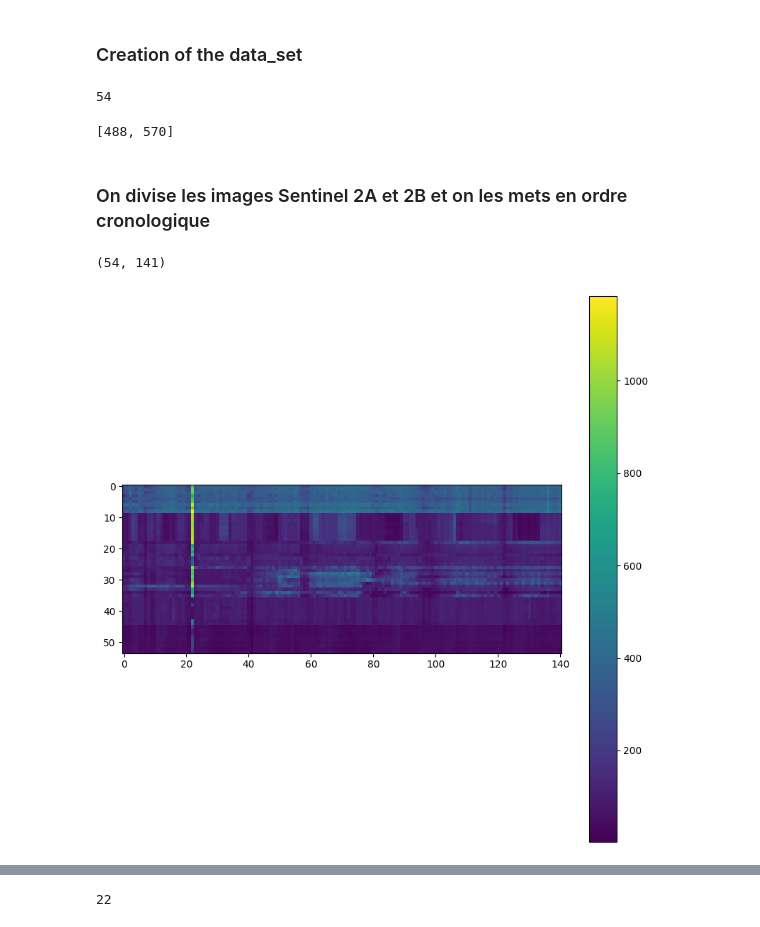
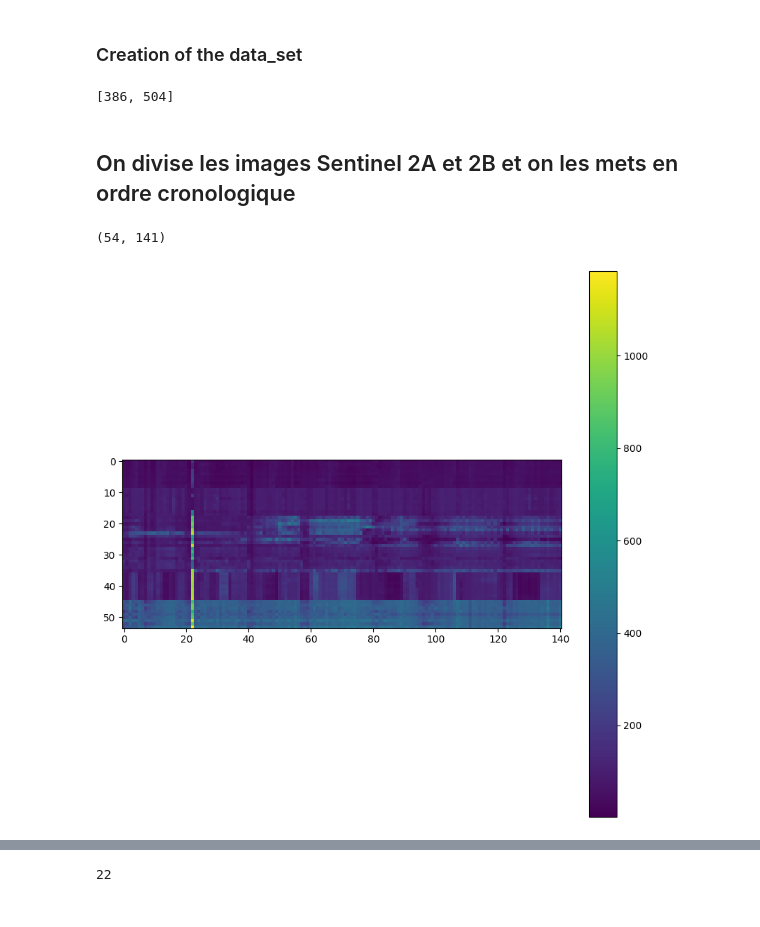
Before and after one commit to Projet-fil-rouge-IODAA/FilRouge_territoires, a Jupyter notebook: scripts/scripts_python/test_kmeans_julian_1B.ipynb, the cells around one changed output, grey strips where cells are left out. Drawn from its saved outputs; the diff is of its cells as text; code cells hidden in the pictures.

```diff
--- a/scripts/scripts_python/test_kmeans_julian_1B.ipynb
+++ b/scripts/scripts_python/test_kmeans_julian_1B.ipynb
@@ -15,12 +14,9 @@ import rasterio as rio
 import re
 import matplotlib.pyplot as plt
 # %%
-# List of target pixels
-pixels_de_interet = pix_danone + pix_agri + pix_ensta + pix_apt + pix_lac + pix_foret
-len(pixels_de_interet)
+# List and dict of target pixels
+pixels_de_interet, dic_de_pixels = create_dic_pixels()
-# %% [output]
-54
 # %%
 pixels_de_interet[-1]
 # %% [output]
-[488, 570]
+[386, 504]
@@ -37,5 +23,5 @@ pixels_de_interet[-1]
 # %% [markdown]
-### On divise les images Sentinel 2A et 2B et on les mets en ordre cronologique
+## On divise les images Sentinel 2A et 2B et on les mets en ordre cronologique
 # %%
 dir = "../../ressources/images"
 images_list = os.listdir(dir)
@@ -54,31 +40,37 @@ images_2B.sort()
 all_images = images_2A + images_2B
 all_images = sorted(all_images, key=lambda date: date[16:24])
 # %%
+# Hero you can chose the list of images you want to use.
 list_to_use = all_images
 line = 0
-matrice = np.zeros((len(pixels_de_interet), len(list_to_use)))
+matrice_rouge = np.zeros((len(pixels_de_interet), len(list_to_use)))
+matrice_vert = np.zeros((len(pixels_de_interet), len(list_to_use)))
+matrice_bleu = np.zeros((len(pixels_de_interet), len(list_to_use)))
+matrice_nir = np.zeros((len(pixels_de_interet), len(list_to_use)))
 for image in list_to_use:
     with rio.open(dir+'/'+image, 'r') as ds:
-        # arr = ds.read()
-        # band1 = raster.read(1)
-        # band2 = raster.read(2)
+        band1 = ds.read(1)
+        band2 = ds.read(2)
         band3 = ds.read(3)
-        # band4 = raster.read(4)
+        band4 = ds.read(4)
     # Extraction of target pixels
     for pixel,j in zip(pixels_de_interet, range(len(pixels_de_interet))):
-        matrice[j,line] = band3[pixel[0], pixel[1]]
+        matrice_vert[j,line] = band3[pixel[0], pixel[1]]
+        matrice_rouge[j,line] = band2[pixel[0], pixel[1]]
+        matrice_bleu[j,line] = band4[pixel[0], pixel[1]]
+        matrice_nir[j,line] = band1[pixel[0], pixel[1]]
     line +=1
 # %%
-print(matrice.shape)
+print(matrice_vert.shape)
 #Looking for a pixels
-img = (matrice/8).astype(int)
+img = (matrice_vert/8).astype(int)
 #grayImage = cv2.cvtColor(uint_img, cv2.COLOR_GRAY2BGR)
 plt.figure(figsize=(10,10))
 plt.imshow(img)
 plt.colorbar()
 plt.show()
 # %% [output]
 (54, 141)
-[figure, old version]
+[figure, new version]
 # %%
 # L'image x est bizarre
```
Also changed, not shown: parts of 13 cells of this notebook, 1 other file.
